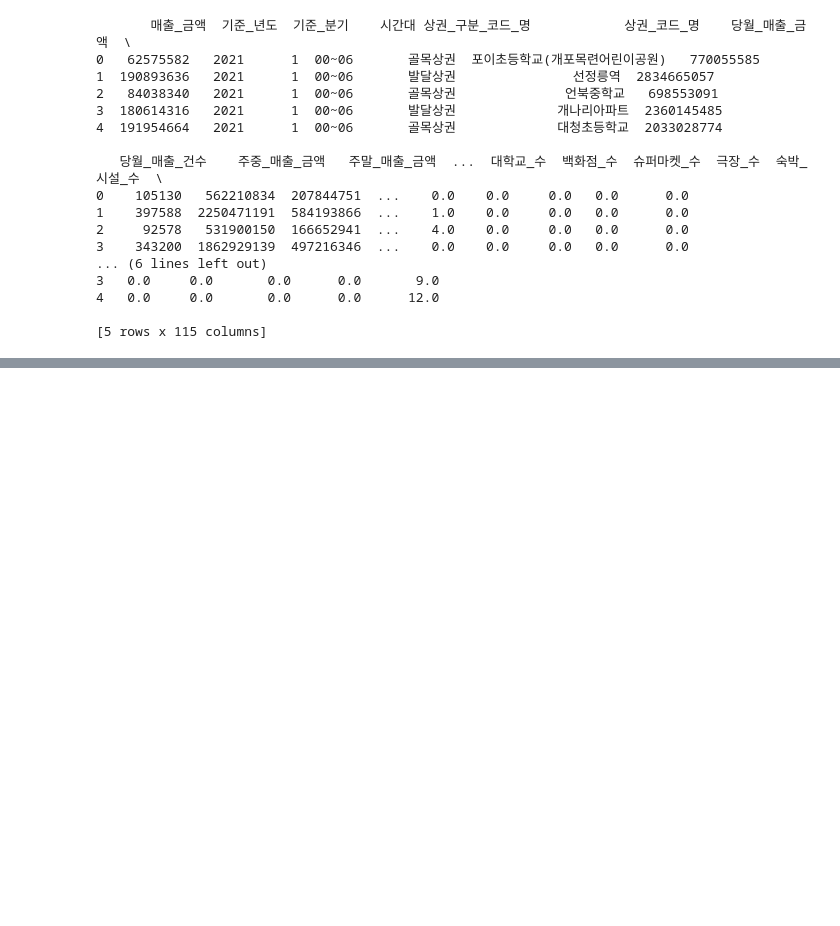
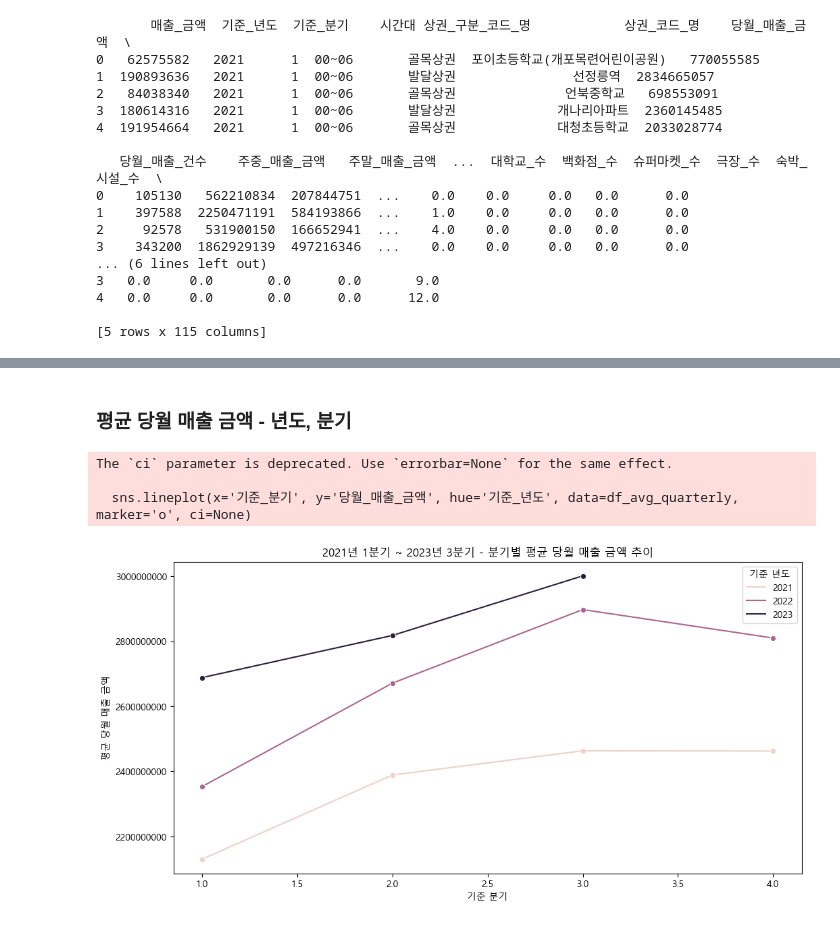
Before and after one commit to hyelin606/Semi-Project, a Jupyter notebook: 강남구 2021~2023.ipynb, the cells around one changed output, grey strips where cells are left out. Saved outputs shown, nothing was run; the diff lists cells and outputs as text; code cells hidden in the pictures; blank space fills up the shorter version.

```diff
--- a/강남구 2021~2023.ipynb
+++ b/강남구 2021~2023.ipynb
@@ -936,0 +1026,29 @@ df.to_csv(output_path, index=False)
+# %% [markdown]
+### 평균 당월 매출 금액 - 년도, 분기
+# %%
+import matplotlib.pyplot as plt
+import seaborn as sns
+
+# 2021년 1분기부터 2023년까지의 데이터 추출
+df_subset = df[(df['기준_년도'] >= 2021) & (df['기준_년도'] <= 2023)]
+
+# Calculate average sales amount for each quarter
+df_avg_quarterly = df_subset.groupby(['기준_년도', '기준_분기'])['당월_매출_금액'].mean().reset_index()
+
+# 시각화
+plt.figure(figsize=(12, 6))
+sns.lineplot(x='기준_분기', y='당월_매출_금액', hue='기준_년도', data=df_avg_quarterly, marker='o', ci=None)
+
+# Formatting y-axis ticks without scientific notation
+plt.ticklabel_format(axis='y', style='plain')
+
+plt.title('2021년 1분기 ~ 2023년 3분기 - 분기별 평균 당월 매출 금액 추이')
+plt.xlabel('기준 분기')
+plt.ylabel('평균 당월 매출 금액')
+plt.legend(title='기준 년도')
+plt.show()
+# %% [output]
+The `ci` parameter is deprecated. Use `errorbar=None` for the same effect.
+
+  sns.lineplot(x='기준_분기', y='당월_매출_금액', hue='기준_년도', data=df_avg_quarterly, marker='o', ci=None)
+[figure, added]
```
Also changed, not shown: parts of 47 cells of this notebook, 43 other files.
